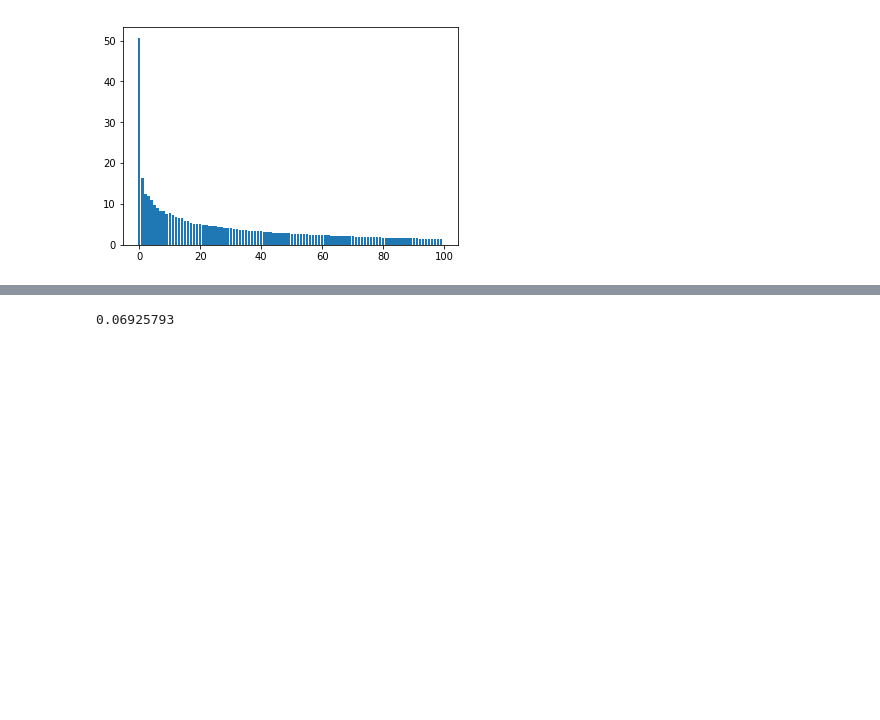
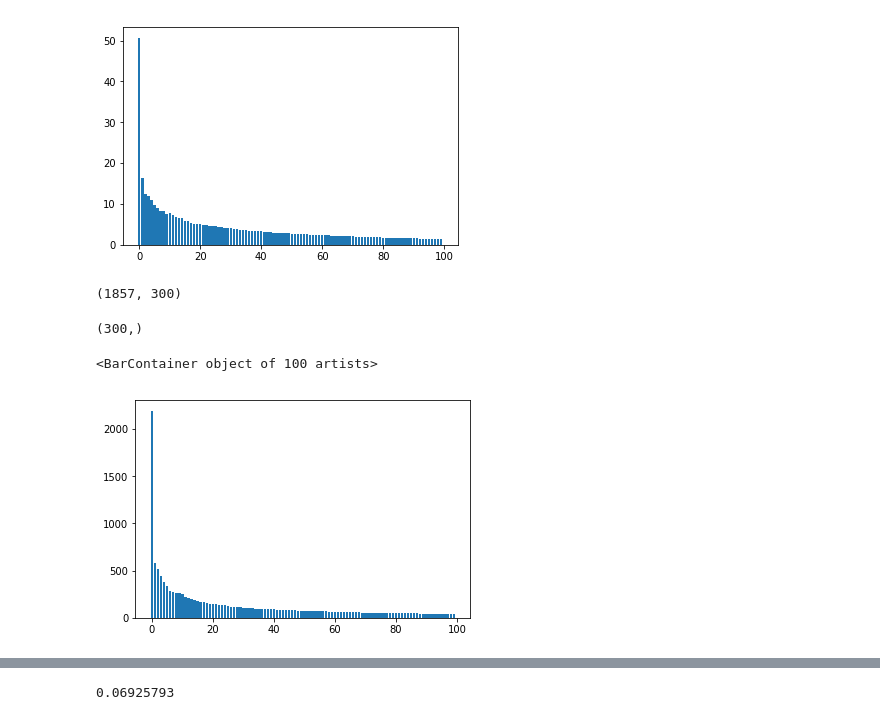
Before and after one commit to ChristopherSweeney/6.860_project, a Jupyter notebook: Mitigating_Unwanted_Biases_in_Word_Embeddings_with_Adversarial_Learning_sentiment.ipynb, the cells around one changed output, grey strips where cells are left out. Cells and saved outputs as stored; diff of their text form; code cells hidden in the pictures; blank space fills up the shorter version.

```diff
--- a/Mitigating_Unwanted_Biases_in_Word_Embeddings_with_Adversarial_Learning_sentiment.ipynb
+++ b/Mitigating_Unwanted_Biases_in_Word_Embeddings_with_Adversarial_Learning_sentiment.ipynb
@@ -412,3 +433,7 @@ plt.bar(np.arange(100),evals[:100])
 # %% [output]
 <BarContainer object of 100 artists>
 [figure]
+# %%
+np.shape(vec)
+# %% [output]
+(1857, 300)
@@ -414,0 +442,13 @@ plt.bar(np.arange(100),evals[:100])
+# %%
+np.shape(vec_pos)
+# %% [output]
+(300,)
+# %%
+m=np.dot(pos_vectors.T,pos_vectors)
+evals, evecs = np.linalg.eig(m)
+vec_pos = _np_normalize(np.real(evecs[:, np.argmax(evals)]))
+plt.figure()
+plt.bar(np.arange(100),evals[:100])
+# %% [output]
+<BarContainer object of 100 artists>
+[figure, added]
```
Also changed, not shown: parts of 29 cells of this notebook, 2 other files.
